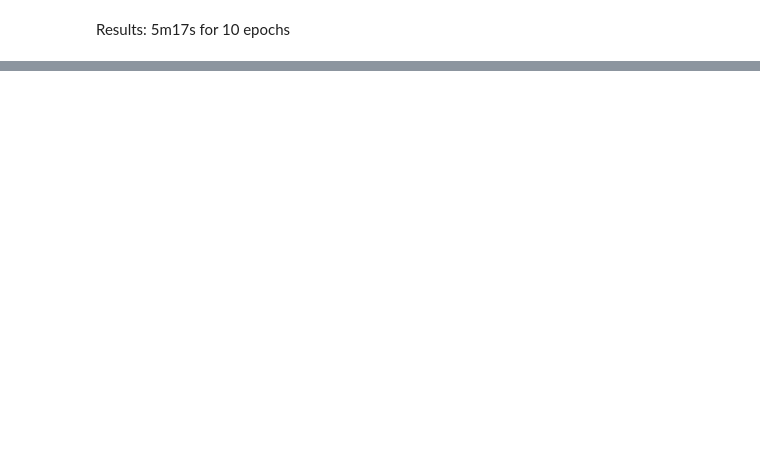
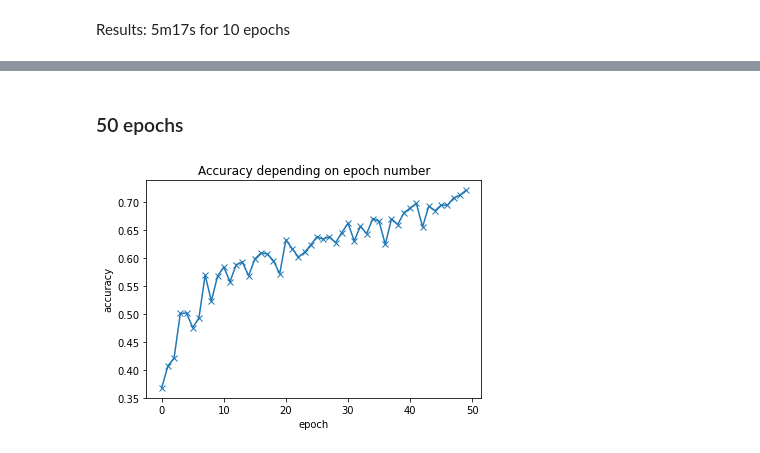
Before and after one commit to deva-sou/LaTeXRapports, a Jupyter notebook: BloodCellTypesClassifcationCNN.ipynb, the cells around one changed output, grey strips where cells are left out. Cells and saved outputs as stored; diff of their text form; code cells hidden in the pictures; blank space fills up the shorter version.

```diff
--- a/BloodCellTypesClassifcationCNN.ipynb
+++ b/BloodCellTypesClassifcationCNN.ipynb
@@ -380,3 +360,24 @@ result
 # %%
 #save the model
 torch.save(model.state_dict(), 'WhiteBloodCellsClassifier.pth')
+# %% [markdown]
+### 50 epochs
+# %%
+#set the no. of epochs, optimizer funtion and learning rate
+num_epochs = 50
+opt_func = torch.optim.Adam
+lr = 0.005
+# %%
+history = fit(num_epochs, lr, model, train_dl, val_dl, opt_func)
+# %%
+def plot_accuracies(history):
+    """ Plot the history of accuracies"""
+    accuracies = [x['val_acc'] for x in history]
+    plt.plot(accuracies, '-x')
+    plt.xlabel('epoch')
+    plt.ylabel('accuracy')
+    plt.title('Accuracy depending on epoch number');
+
+plot_accuracies(history)
+# %% [output]
+[figure, added]
```
Also changed, not shown: parts of 13 cells of this notebook.
